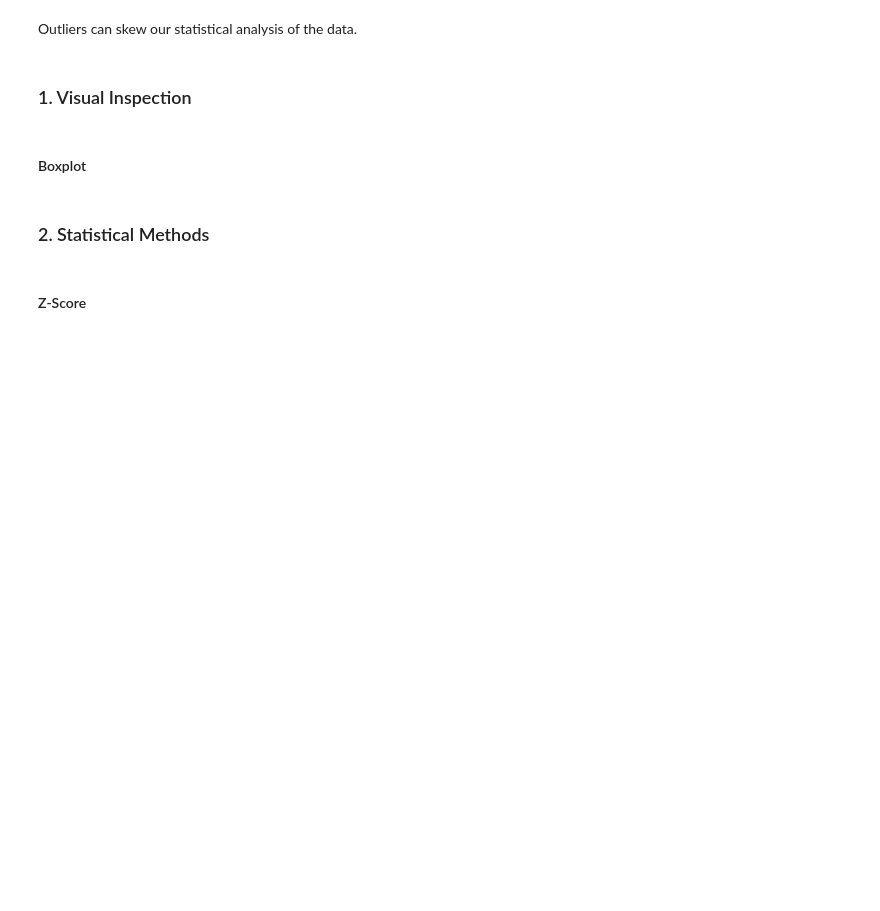
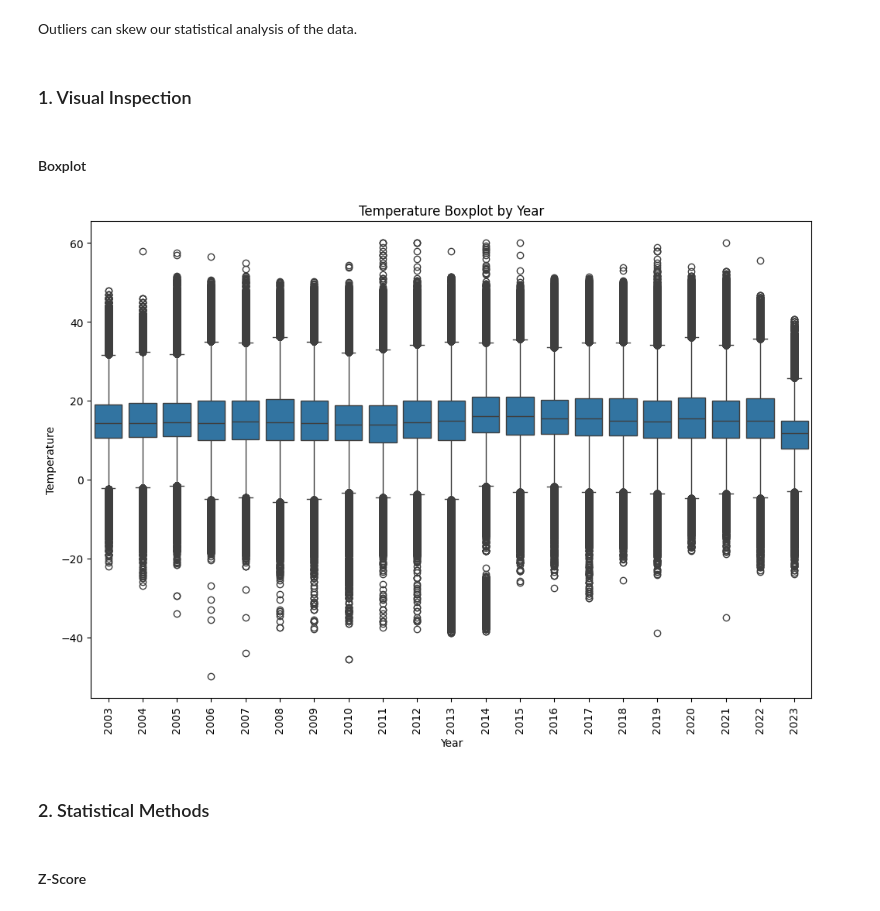
Before and after one commit to lizbethkr/PHIT-Project-1, a Jupyter notebook: notebooks/data_preprocessing.ipynb, the cells around one changed output. Saved outputs shown, nothing was run; the diff lists cells and outputs as text; code cells hidden in the pictures; blank space fills up the shorter version.

```diff
--- a/notebooks/data_preprocessing.ipynb
+++ b/notebooks/data_preprocessing.ipynb
@@ -348,6 +329,18 @@ Outliers can skew our statistical analysis of the data.
 ### 1. Visual Inspection
 # %% [markdown]
 #### Boxplot
+# %%
+filtered_CA_stations = CA_interpolated_df[(CA_interpolated_df['temperature'] >= -50) & (CA_interpolated_df['temperature'] <= 60)]
+import seaborn as sns
+
+plt.figure(figsize=(12, 8))
+sns.boxplot(x='Year', y='temperature', data=filtered_CA_stations)
+plt.title('Temperature Boxplot by Year')
+plt.xticks(rotation=90)
+plt.ylabel('Temperature')
+plt.show()
+# %% [output]
+[figure, added]
 # %% [markdown]
 ### 2. Statistical Methods
 # %% [markdown]
```
Also changed, not shown: parts of 18 cells of this notebook.
